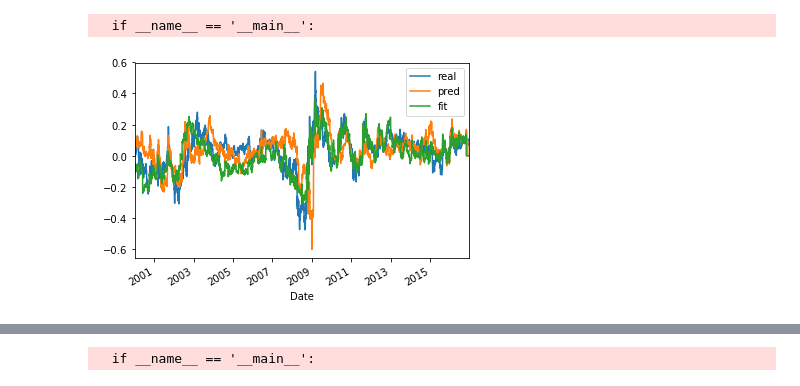
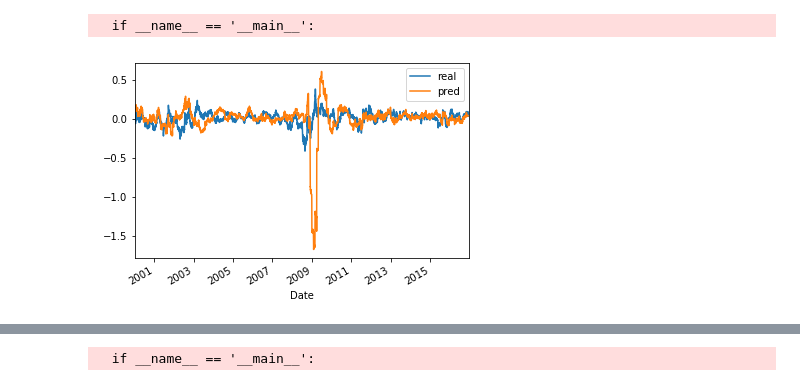
Before and after one commit to davidehamil/Linear_Forecasting, a Jupyter notebook: PredictorClass_final.ipynb, the cells around one changed output, grey strips where cells are left out. Cells and saved outputs as stored; diff of their text form; code cells hidden in the pictures.

Commit message:
Finalized regression code

```diff
--- a/PredictorClass_final.ipynb
+++ b/PredictorClass_final.ipynb
@@ -10,11 +17,10 @@ folder = r"E:\GoogleDrive\NYU_MathFin\3rd_semester\DS_in_Finance\Project\dataset
 # %%
 all_data = pd.read_csv(folder + r"Predictors.csv", index_col = 0, parse_dates = True)
 y_data = all_data['SPX'].copy()
-y_data = y_data.pct_change(130).shift(-130)
+y_data = y_data.pct_change(returnPredWindow).shift(-returnPredWindow)
 x_data = all_data.copy()
 del x_data['SPX']
-print all_data.isnull().any()
-print type(all_data.index[0])
+#print all_data.isnull().any()
 # %% [output]
 CAY         False
 NOS         False
@@ -160,6 +165,7 @@ class realTimeCorrSelector(corrSelector):
                 if key in self.X_trans.columns:
                     del self.X_trans[key]
 # %%
+# The class to run rolling regression
 class ReturnPredictor(object):
     def __init__(self, X, Y,
                  firstTestDay = datetime.datetime(2000, 1, 1),
@@ -182,18 +188,19 @@ class ReturnPredictor(object):
 
 
     def __setSampleScope(self, trainset_startday = None, trainset_endday = None):
+        # Define the training sample and testing sample for one single regression
         if trainset_startday:
             self.trainset_startday = trainset_startday
-            self.trainset_endday = datetime.datetime(self.trainset_startday.year + 10,
+            self.trainset_endday = datetime.datetime(self.trainset_startday.year + lookBackInYears,
                                                  self.trainset_startday.month,
                                                  1)
         elif trainset_endday:
             self.trainset_endday = trainset_endday
-            self.trainset_startday = datetime.datetime(self.trainset_endday.year - 10,
+            self.trainset_startday = datetime.datetime(self.trainset_endday.year - lookBackInYears,
                                                    self.trainset_endday.month,
                                                    1)
-        self.insample_X = self.X[(self.X.index >= self.trainset_startday) & (self.X.index < self.trainset_endday)]
-        self.insample_Y = self.Y[(self.Y.index >= self.trainset_startday) & (self.Y.index < self.trainset_endday)]
+        self.insample_X = self.X[(self.X.index >= self.trainset_startday) & (self.X.index < self.trainset_endday)][:-returnPredWindow]
+        self.insample_Y = self.Y[(self.Y.index >= self.trainset_startday) & (self.Y.index < self.trainset_endday)][:-returnPredWindow]
         if self.trainset_endday.month == 12:
             self.testset_endday = datetime.datetime(self.trainset_endday.year + 1, 1, 1)
         else:
@@ -206,6 +213,7 @@ class ReturnPredictor(object):
         self.__setSampleScope(trainset_endday = self.testset_endday)
 
     def fitOneSample(self):
+        # Run one regression model
         thisSample = self.Selector(self.insample_X, self.insample_Y, **self.selectorParams)
         thisSample.selectVariables(X_ewma_all = self.X_ewma,
                                    X_log_all = self.X_log)
@@ -221,26 +229,17 @@ class ReturnPredictor(object):
         self.Y_pred.loc[self.outsample_Y.index] = self.outsampleY_pred
 
     def fitAll(self, endDate = None):
+        # Run regressions on the first day of each month in history
         self.modelEndDate = endDate or self.X.index[-1]
         while self.testset_endday < self.modelEndDate:
-            #print self.testset_endday
             self.fitOneSample()
             self.__resetSampleScope()
 
-        self.Y_pred = self.Y_pred[(self.Y_pred.index >= self.firstTestDay) & (self.Y_pred.index <= self.modelEndDate)]
+        self.Y_pred = self.Y_pred[(self.Y_pred.index >= self.firstTestDay) & (self.Y_pred.index <= self.trainset_endday)]
 
 
-    def plotLastPrediction(self):
-        in_tmp = self.insample_Y.to_frame().copy()
-        in_tmp.columns = ['real']
-        in_tmp['pred'] = self.insampleY_pred
-        out_tmp = self.outsample_Y.to_frame().copy()
-        out_tmp.columns = ['real']
-        out_tmp['pred'] = self.outsampleY_pred
-        in_tmp.plot()
-        out_tmp.plot()
-
     def plotAllPrediction(self, showFittedLine = False):
+        # Plot predicted return vs. real return in history
         tmp = self.Y.to_frame().copy()
         tmp.columns = ['real']
         tmp = tmp[tmp.index >= self.firstTestDay]
@@ -248,7 +247,11 @@ class ReturnPredictor(object):
 
         if showFittedLine:
             tmp['fit']  = self.Y_fit[self.Y_fit.index >= self.firstTestDay]
-        tmp = tmp[tmp.index <= self.modelEndDate]
         tmp.plot()
+
+    def scatter_pred_real(self):
+        # scatter plot of predicted return vs. real return
+        Y_tmp = self.Y.loc[self.Y_pred.index]
+        plt.scatter(Y_tmp, self.Y_pred)
 # %%
 # Because our data ends at 2017.6.30 and we use future 130-day return as y,
@@ -259,11 +263,11 @@ yyy = y_data[y_data.index <= endDate]
 # %%
 # Simple Linear Regression
 model1 = ReturnPredictor(xxx,yyy,
                       Selector = VariableSelector,
                       model = LinearRegression(),
                       useTransformation = False)
 model1.fitAll()
-model1.plotAllPrediction(showFittedLine = True)
+model1.plotAllPrediction(showFittedLine = False)
 # %% [output]
   if __name__ == '__main__':
-[figure, old version]
+[figure, new version]
```
Also changed, not shown: parts of 18 cells of this notebook.
